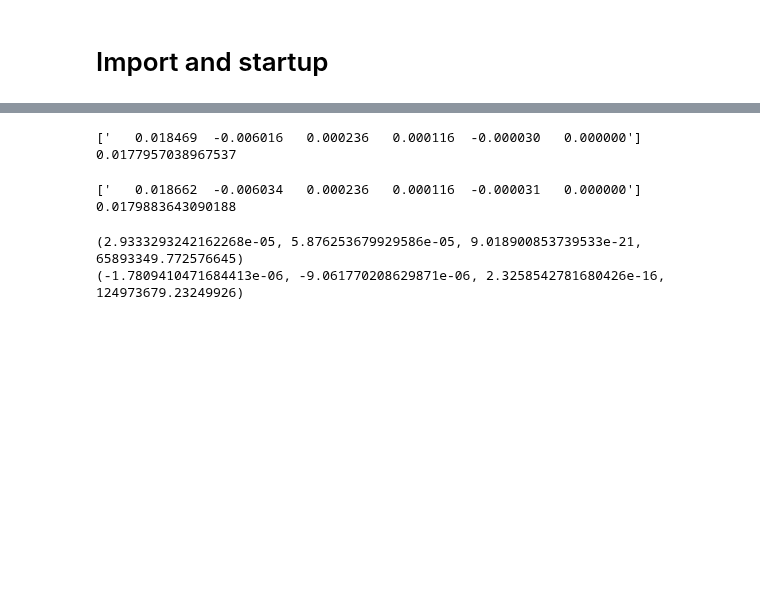
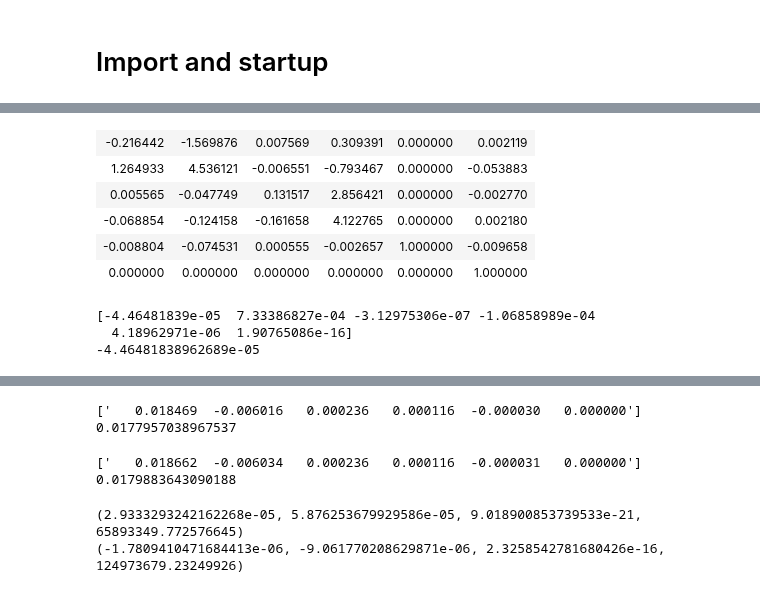
Before and after one commit to slaclab/Jitter-Forked-FACET2-Bmad-PyTao, a Jupyter notebook: DELETEME.ipynb, the cells around one changed output, grey strips where cells are left out. Saved outputs shown, nothing was run; the diff lists cells and outputs as text; code cells hidden in the pictures; blank space fills up the shorter version.

```diff
--- a/DELETEME.ipynb
+++ b/DELETEME.ipynb
@@ -27,0 +39,18 @@ print(tao.ele_orbit(lastElement)["x"])
+# %%
+moveSize = 1e-4;
+
+setLattice(tao, S1EL_xOffset = moveSize)
+mFinal = getMatrix(tao, firstElement, lastElement, print = True)
+vFinal = tao.matrix(firstElement, lastElement)["vec0"]
+print(vFinal)
+print(tao.ele_orbit(lastElement)["x"])
+# %% [output]
+| -0.216442 | -1.569876 | 0.007569 | 0.309391 | 0.000000 | 0.002119 |
+| 1.264933 | 4.536121 | -0.006551 | -0.793467 | 0.000000 | -0.053883 |
+| 0.005565 | -0.047749 | 0.131517 | 2.856421 | 0.000000 | -0.002770 |
+| -0.068854 | -0.124158 | -0.161658 | 4.122765 | 0.000000 | 0.002180 |
+| -0.008804 | -0.074531 | 0.000555 | -0.002657 | 1.000000 | -0.009658 |
+| 0.000000 | 0.000000 | 0.000000 | 0.000000 | 0.000000 | 1.000000 |
+[-4.46481839e-05  7.33386827e-04 -3.12975306e-07 -1.06858989e-04
+  4.18962971e-06  1.90765086e-16]
+-4.46481838962689e-05
```
Also changed, not shown: parts of 8 cells of this notebook, 4 other files.
